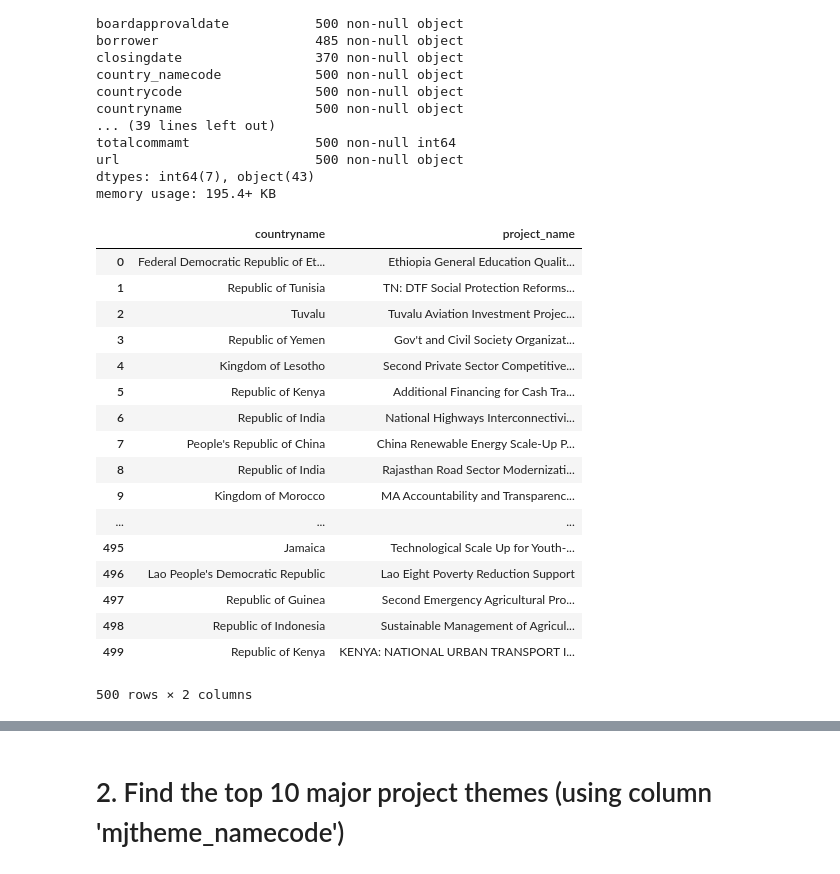
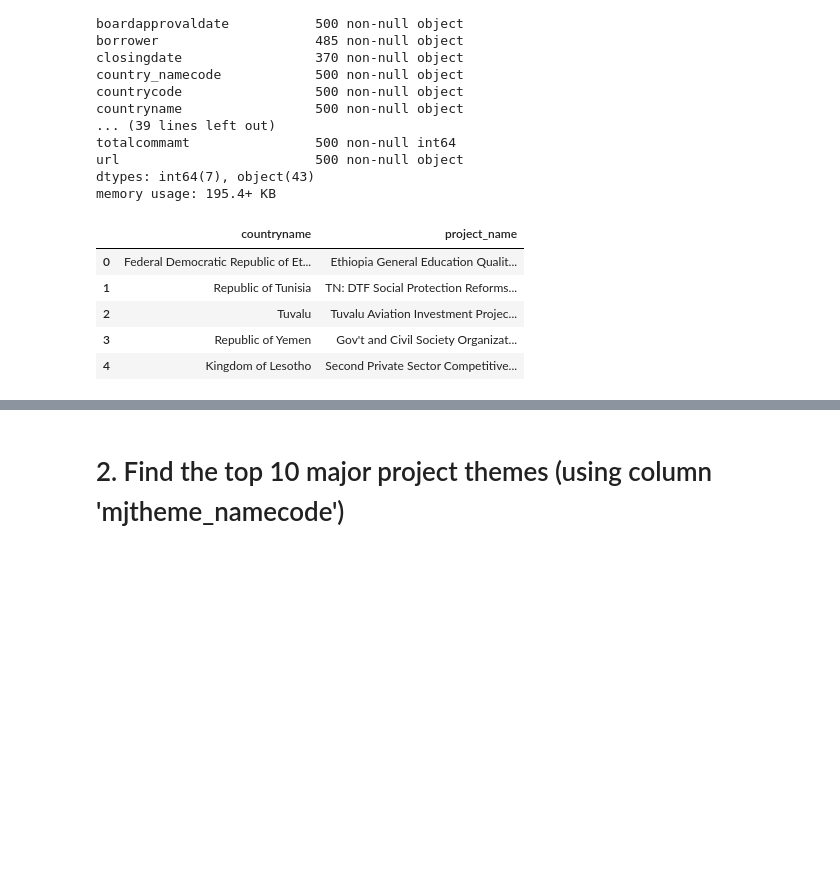
Before and after one commit to NikhilaThota/Mini-Projects, a Jupyter notebook: sliderule_dsi_json_exercise-checkpoint.ipynb, the cells around one changed output, grey strips where cells are left out. Cells and saved outputs as stored; diff of their text form; code cells hidden in the pictures; blank space fills up the shorter version.

```diff
--- a/sliderule_dsi_json_exercise-checkpoint.ipynb
+++ b/sliderule_dsi_json_exercise-checkpoint.ipynb
@@ -136,26 +136,14 @@ memory usage: 195.4+ KB
 # %%
 #Access the required columns
 jdfc = jdf[['countryname', 'project_name']]
-jdfc
+jdfc.head()
 # %% [output]
 |  | countryname | project_name |
 | 0 | Federal Democratic Republic of Et... | Ethiopia General Education Qualit... |
 | 1 | Republic of Tunisia | TN: DTF Social Protection Reforms... |
 | 2 | Tuvalu | Tuvalu Aviation Investment Projec... |
 | 3 | Republic of Yemen | Gov't and Civil Society Organizat... |
 | 4 | Kingdom of Lesotho | Second Private Sector Competitive... |
-| 5 | Republic of Kenya | Additional Financing for Cash Tra... |
-| 6 | Republic of India | National Highways Interconnectivi... |
-| 7 | People's Republic of China | China Renewable Energy Scale-Up P... |
-| 8 | Republic of India | Rajasthan Road Sector Modernizati... |
-| 9 | Kingdom of Morocco | MA Accountability and Transparenc... |
-| ... | ... | ... |
-| 495 | Jamaica | Technological Scale Up for Youth-... |
-| 496 | Lao People's Democratic Republic | Lao Eight Poverty Reduction Support |
-| 497 | Republic of Guinea | Second Emergency Agricultural Pro... |
-| 498 | Republic of Indonesia | Sustainable Management of Agricul... |
-| 499 | Republic of Kenya | KENYA: NATIONAL URBAN TRANSPORT I... |
-500 rows × 2 columns
 # %%
 # Top ten countries with most number of projects
 jdfc['countryname'].value_counts().head(10)
```
Also changed, not shown: parts of 9 cells of this notebook.
